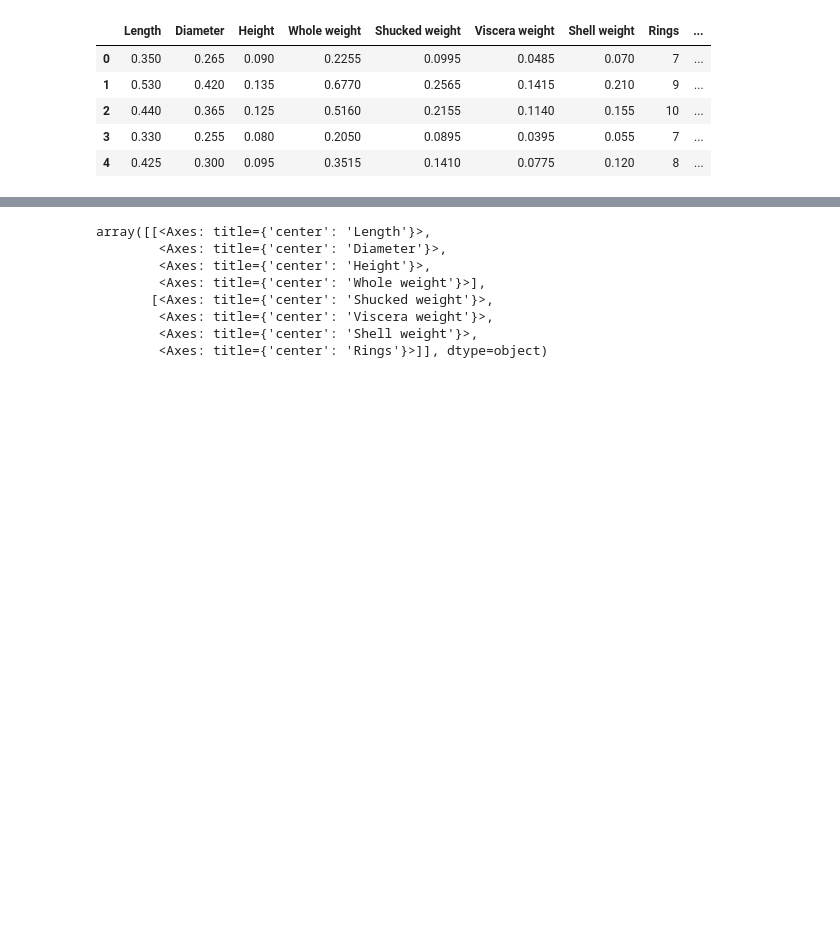
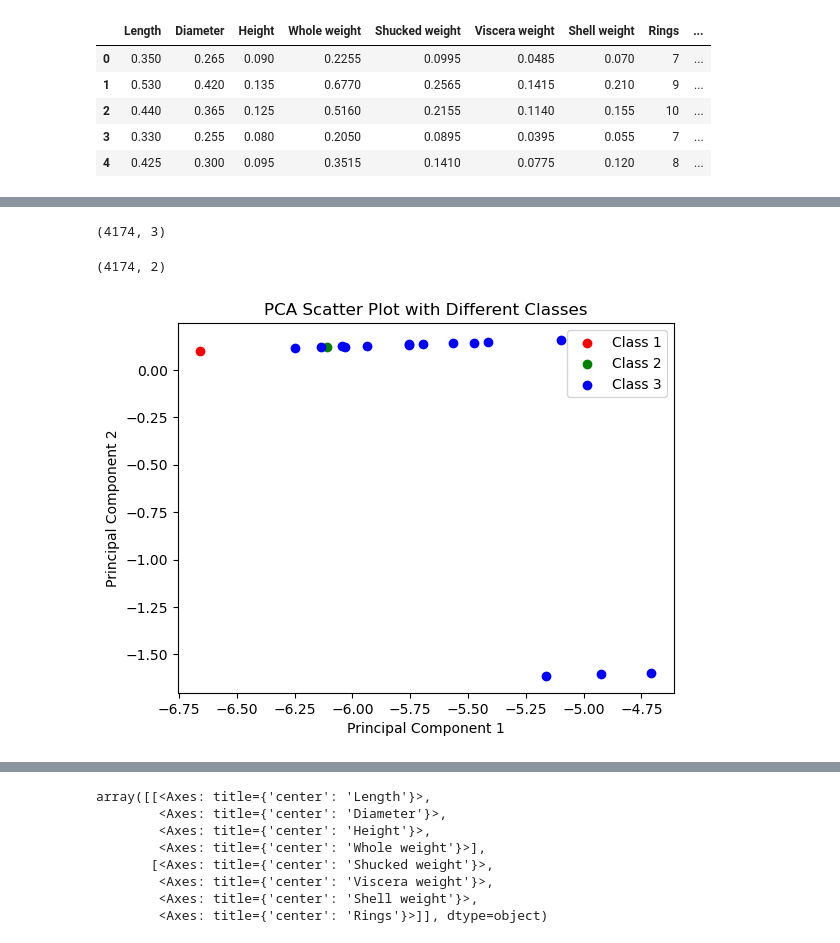
Before and after one commit to Chunfei-He/test_sklearn1, a Jupyter notebook: 大作业/PCA.ipynb, the cells around one changed output, grey strips where cells are left out. Saved outputs shown, nothing was run; the diff lists cells and outputs as text; code cells hidden in the pictures; blank space fills up the shorter version.

```diff
--- a/大作业/PCA.ipynb
+++ b/大作业/PCA.ipynb
@@ -101,0 +149,5 @@ print(sorted_eigenval)
+# %%
+X_new = X_std.dot(projection_mat)
+X_new.shape
+# %% [output]
+(4174, 3)
@@ -101,0 +156,24 @@ print(sorted_eigenval)
+# %%
+X_pca.shape
+# %% [output]
+(4174, 2)
+# %%
+# 标准化数据
+X_std = StandardScaler().fit_transform(X)
+
+# 使用PCA进行降维
+pca = PCA(n_components=3)  # 降到2维
+X_pca = pca.fit_transform(X_std)
+
+# 绘制散点图
+colors = ['red', 'green', 'blue']  # 为三个类别设置不同的颜色
+for i, color in enumerate(colors):
+    plt.scatter(X_pca[y == i+1, 0], X_pca[y == i+1, 1], c=color, label=f'Class {i+1}')
+
+plt.xlabel('Principal Component 1')
+plt.ylabel('Principal Component 2')
+plt.title('PCA Scatter Plot with Different Classes')
+plt.legend()
+plt.show()
+# %% [output]
+[figure, added]
```
Also changed, not shown: parts of 13 cells of this notebook, 8 other files.
